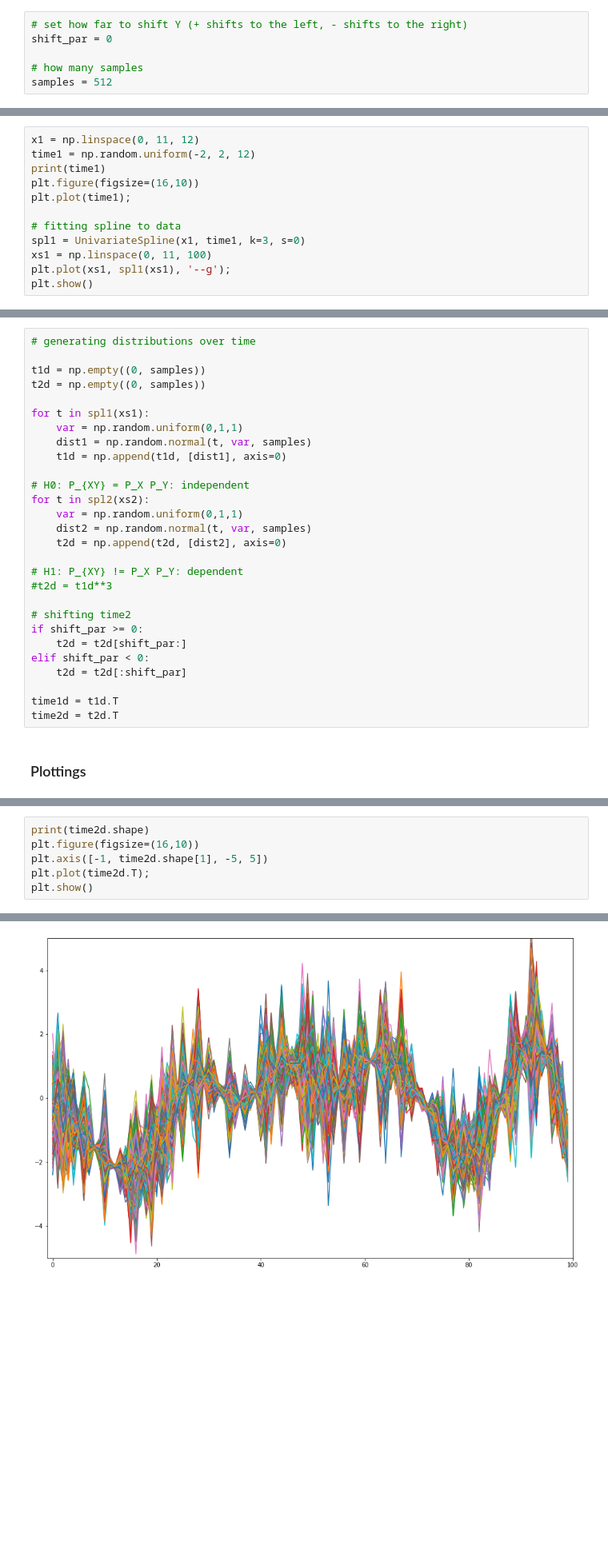
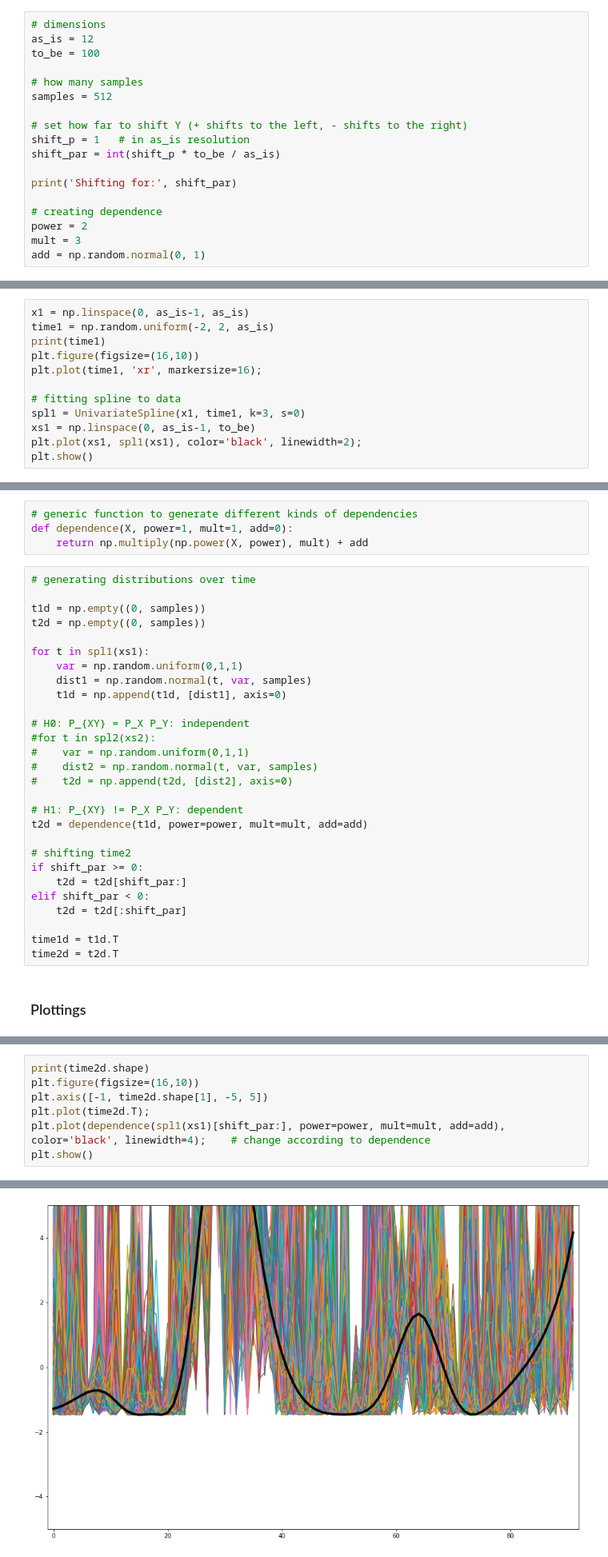
Before and after one commit to felix-laumann/MMD_HSIC_non-stationary, a Jupyter notebook: func_HSIC.ipynb, the cells around one changed output, grey strips where cells are left out. Shown at 80% size. Saved outputs shown, nothing was run; the diff lists cells and outputs as text; blank space fills up the shorter version.

```diff
--- a/func_HSIC.ipynb
+++ b/func_HSIC.ipynb
@@ -36,8 +36,20 @@ print(Y.shape)
 
 Same for non-stationary processes:
 # %%
-# set how far to shift Y (+ shifts to the left, - shifts to the right)
-shift_par = 0
+# dimensions
+as_is = 12
+to_be = 100
 
 # how many samples
 samples = 512
+
+# set how far to shift Y (+ shifts to the left, - shifts to the right)
+shift_p = 1   # in as_is resolution
+shift_par = int(shift_p * to_be / as_is)
+
+print('Shifting for:', shift_par)
+
+# creating dependence
+power = 2
+mult = 3
+add = np.random.normal(0, 1)
@@ -44,13 +58,13 @@ samples = 512
 # %%
-x1 = np.linspace(0, 11, 12)
-time1 = np.random.uniform(-2, 2, 12)
+x1 = np.linspace(0, as_is-1, as_is)
+time1 = np.random.uniform(-2, 2, as_is)
 print(time1)
 plt.figure(figsize=(16,10))
-plt.plot(time1);
+plt.plot(time1, 'xr', markersize=16);
 
 # fitting spline to data
 spl1 = UnivariateSpline(x1, time1, k=3, s=0)
-xs1 = np.linspace(0, 11, 100)
-plt.plot(xs1, spl1(xs1), '--g');
+xs1 = np.linspace(0, as_is-1, to_be)
+plt.plot(xs1, spl1(xs1), color='black', linewidth=2);
 plt.show()
 # %% [output]
@@ -77,5 +91,9 @@ plt.show()
 # %% [markdown]
 # Generating high-dimensional distributions satisfying either $H_0: P_{XY} = P_X P_Y$ or $H_1: P_{XY} \neq P_X P_Y$ of HSIC
+# %%
+# generic function to generate different kinds of dependencies
+def dependence(X, power=1, mult=1, add=0):
+    return np.multiply(np.power(X, power), mult) + add
 # %%
 # generating distributions over time
 
@@ -88,13 +106,13 @@ for t in spl1(xs1):
     t1d = np.append(t1d, [dist1], axis=0)
 
 # H0: P_{XY} = P_X P_Y: independent
-for t in spl2(xs2):
-    var = np.random.uniform(0,1,1)
-    dist2 = np.random.normal(t, var, samples)
-    t2d = np.append(t2d, [dist2], axis=0)
+#for t in spl2(xs2):
+#    var = np.random.uniform(0,1,1)
+#    dist2 = np.random.normal(t, var, samples)
+#    t2d = np.append(t2d, [dist2], axis=0)
 
 # H1: P_{XY} != P_X P_Y: dependent
-#t2d = t1d**3
+t2d = dependence(t1d, power=power, mult=mult, add=add)
 
 # shifting time2
 if shift_par >= 0:
@@ -121,5 +140,6 @@ print(time2d.shape)
 plt.figure(figsize=(16,10))
 plt.axis([-1, time2d.shape[1], -5, 5])
 plt.plot(time2d.T);
+plt.plot(dependence(spl1(xs1)[shift_par:], power=power, mult=mult, add=add), color='black', linewidth=4);    # change according to dependence
 plt.show()
 # %% [output]
@@ -127,4 +147,4 @@ plt.show()
-[figure, old version]
+[figure, new version]
 # %%
 # same dimensions
 if shift_par > 0:
```
Also changed, not shown: parts of 11 cells of this notebook, 1 other file.
